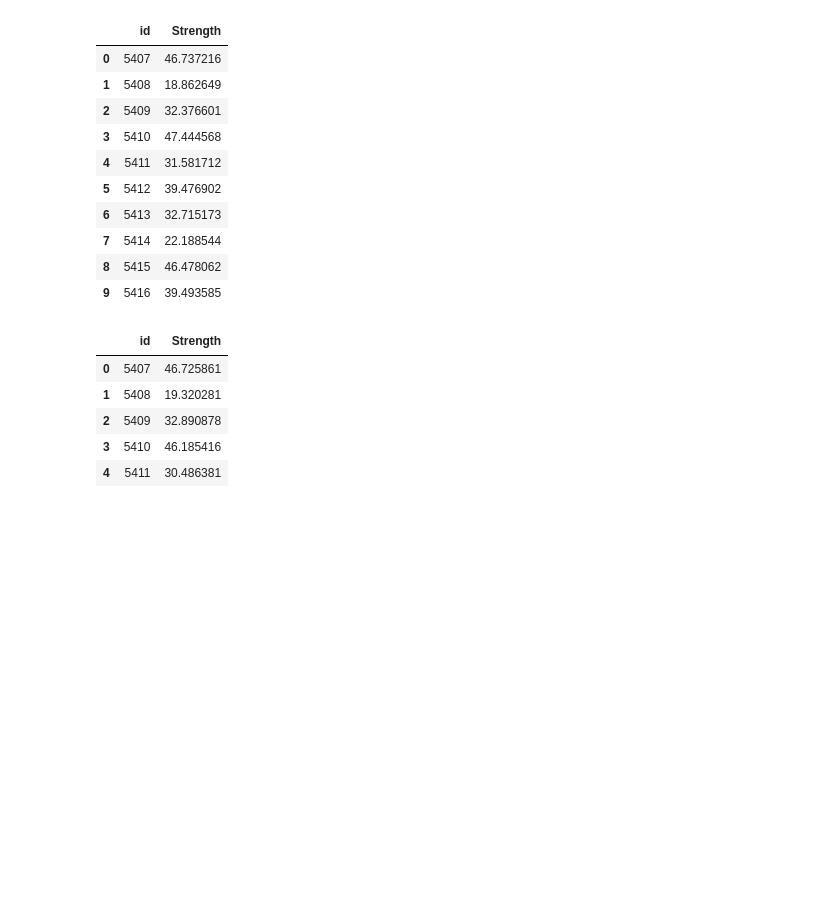
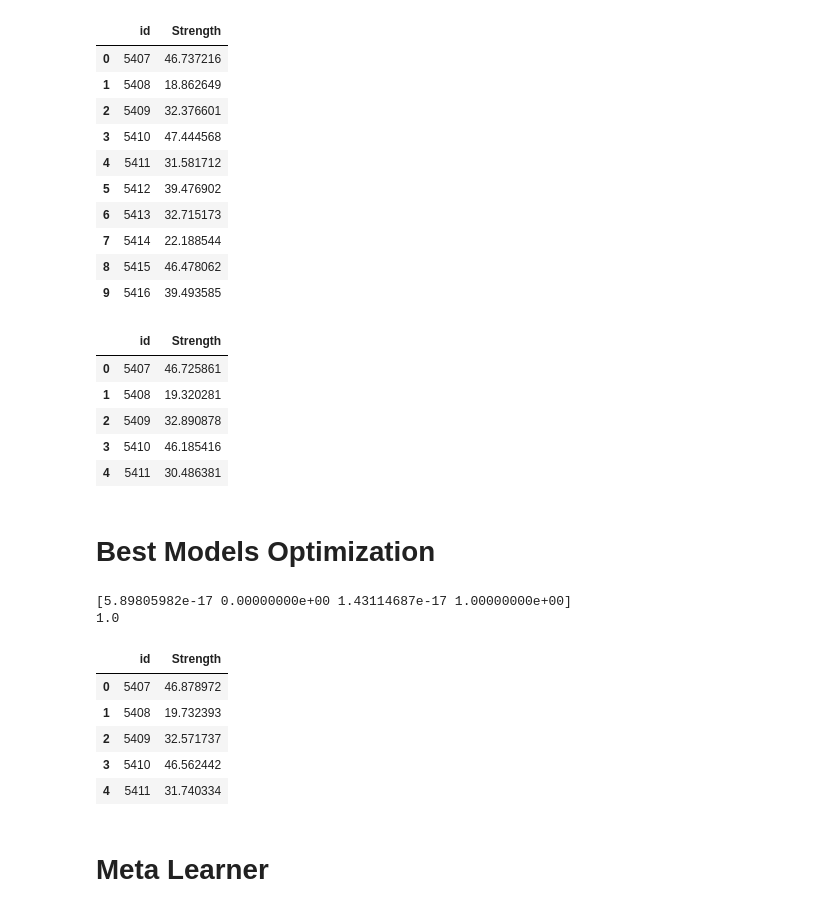
Before and after one commit to Analytics-Data-Science-and-Tech/Analytics_Data_Science, a Jupyter notebook: Tabular-Playground-Series/PS-S3/Ep9/Synthetic_Original.ipynb, the cells around one changed output. Cells and saved outputs as stored; diff of their text form; code cells hidden in the pictures; blank space fills up the shorter version.

```diff
--- a/Tabular-Playground-Series/PS-S3/Ep9/Synthetic_Original.ipynb
+++ b/Tabular-Playground-Series/PS-S3/Ep9/Synthetic_Original.ipynb
@@ -300,3 +300,5 @@ submission.head()
 | 4 | 5411 | 30.486381 |
 # %%
 submission.to_csv('catboost_xgb_hist_GBR_full_original_submission_1.csv', index = False)
+# %% [markdown]
+# Best Models Optimization
@@ -302,0 +357,48 @@ submission.to_csv('catboost_xgb_hist_GBR_full_original_submission_1.csv', index
+# %%
+class OptimizedEnsemble(object):
+
+    def __init__(self):
+        self.coef_ = 0
+
+    def _rmse_loss(self, coef, X, y):
+
+        ens = coef[0]*X[:, 0] + coef[1]*X[:, 1] + coef[2]*X[:, 2] + coef[3]*X[:, 3]
+        ll = mean_squared_error(y, ens, squared = False)
+        return ll
+
+    def fit(self, X, y):
+        loss_partial = partial(self._rmse_loss, X = X, y = y)
+        initial_coef = [1/4, 1/4, 1/4, 1/4]
+        cons = ({'type': 'eq', 'fun': lambda x: np.sum(x) - 1})
+        bounds = [(0, 1,) for i in range(len(initial_coef))]
+        self.coef_ = sp.optimize.minimize(loss_partial, initial_coef, method = 'SLSQP', bounds = bounds, constraints = cons)
+
+    def predict(self, X, coef):
+
+        ens = coef[0]*X[:, 0] + coef[1]*X[:, 1] + coef[2]*X[:, 2] + coef[3]*X[:, 3]
+        return ens
+
+    def coefficients(self):
+        return self.coef_['x']
+# %%
+models_pred_train = np.transpose((GBR_pred_train, hist_pred_train, xgb_pred_train, cat_pred_train))
+models_pred_test = np.transpose((GBR_pred, hist_pred, xgb_pred, cat_pred))
+
+opt_ens = OptimizedEnsemble()
+opt_ens.fit(models_pred_train, Y)
+coef = opt_ens.coefficients()
+print(coef)
+print(sum(coef))
+
+ens_pred = opt_ens.predict(models_pred_test, coef)
+submission['Strength'] = ens_pred
+submission.head()
+# %% [output]
+[5.89805982e-17 0.00000000e+00 1.43114687e-17 1.00000000e+00]
+1.0
+|  | id | Strength |
+| 0 | 5407 | 46.878972 |
+| 1 | 5408 | 19.732393 |
+| 2 | 5409 | 32.571737 |
+| 3 | 5410 | 46.562442 |
+| 4 | 5411 | 31.740334 |
@@ -302,0 +407,2 @@ submission.to_csv('catboost_xgb_hist_GBR_full_original_submission_1.csv', index
+# %% [markdown]
+# Meta Learner
```
Also changed, not shown: parts of 10 cells of this notebook.
